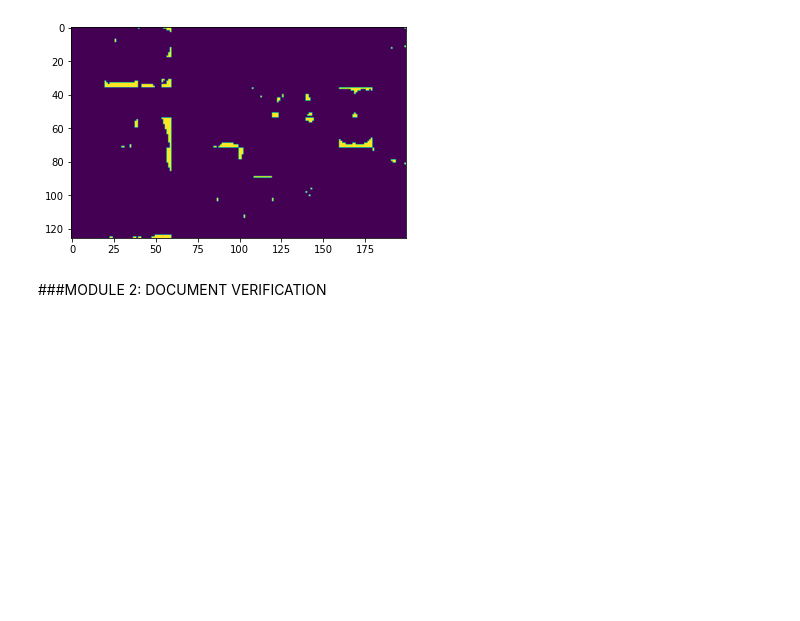
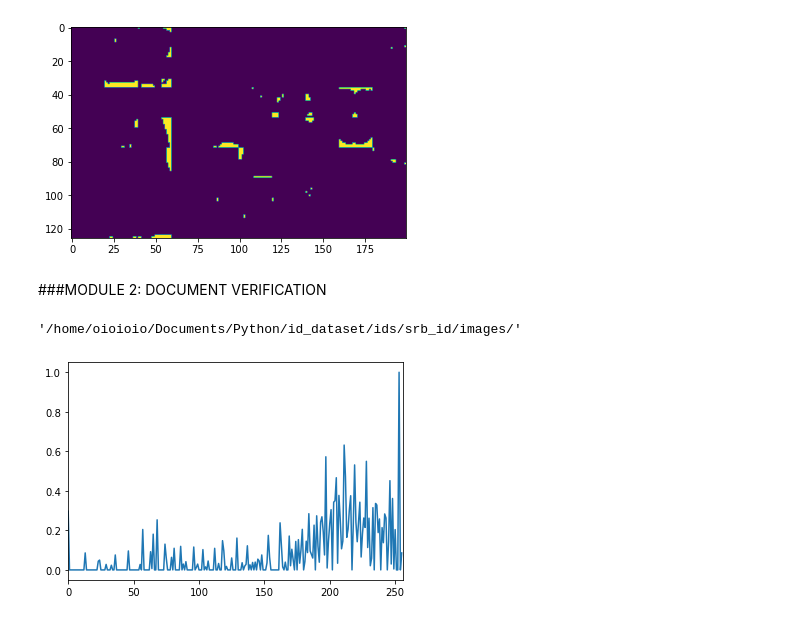
Before and after one commit to fataleror/id_verification, a Jupyter notebook: image_segmentation_licna_karta_v1.0_git.ipynb, the cells around one changed output. Cells and saved outputs as stored; diff of their text form; code cells hidden in the pictures; blank space fills up the shorter version.

```diff
--- a/image_segmentation_licna_karta_v1.0_git.ipynb
+++ b/image_segmentation_licna_karta_v1.0_git.ipynb
@@ -650,0 +659,17 @@ ground_truth_image = cv2.imread(ground_truth_filename)
+# %%
+#load any image in grayscale, calculate histogram and min-max scale it
+
+foldername = 'srb_id'
+IMAGE_PATH = f'{ids_location}{foldername}/images/'
+ground_truth_filename = f'{GROUND_TRUTH_PATH}{next(os.walk(GROUND_TRUTH_PATH))[2][0]}'
+ground_truth_image_gray = cv2.imread(ground_truth_filename, 0)
+
+ground_truth_hist = cv2.calcHist([ground_truth_image_gray],[0], None, [256], [0, 256])
+
+scaler_ground_truth = MinMaxScaler()
+scaler_ground_truth.fit(ground_truth_hist)
+ground_truth_hist_scaled = scaler_ground_truth.transform(ground_truth_hist)
+# %%
+IMAGE_PATH
+# %% [output]
+'/home/oioioio/Documents/Python/id_dataset/ids/srb_id/images/'
@@ -654,0 +685,7 @@ cv2. destroyAllWindows()
+# %%
+#display groundtruth grayscale histogram
+plt.subplot(111), plt.plot(scaler.transform(ground_truth_hist)) #plt.plot(ground_truth_hist),
+plt.xlim([0,256])
+plt.show()
+# %% [output]
+[figure, added]
```
Also changed, not shown: parts of 8 cells of this notebook.
